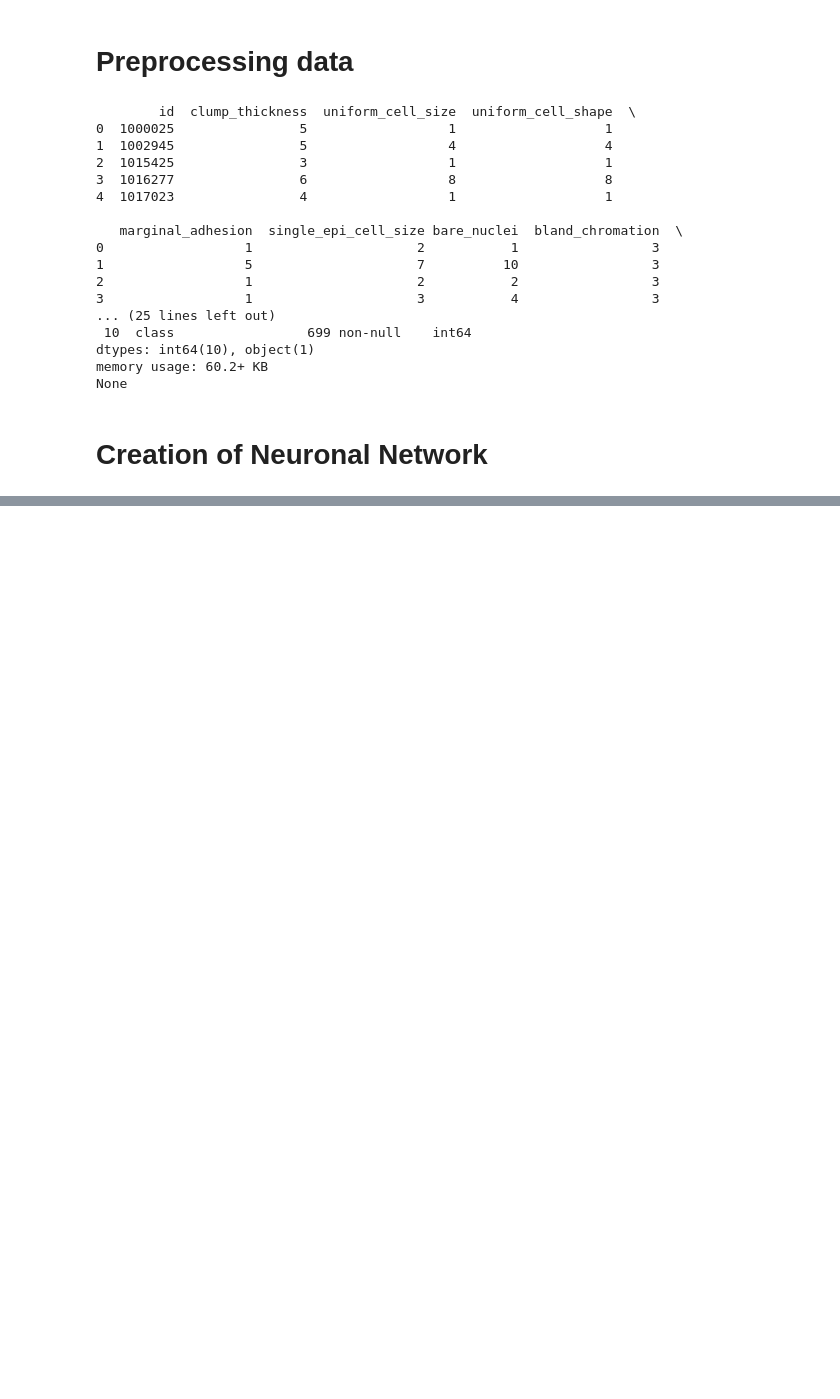
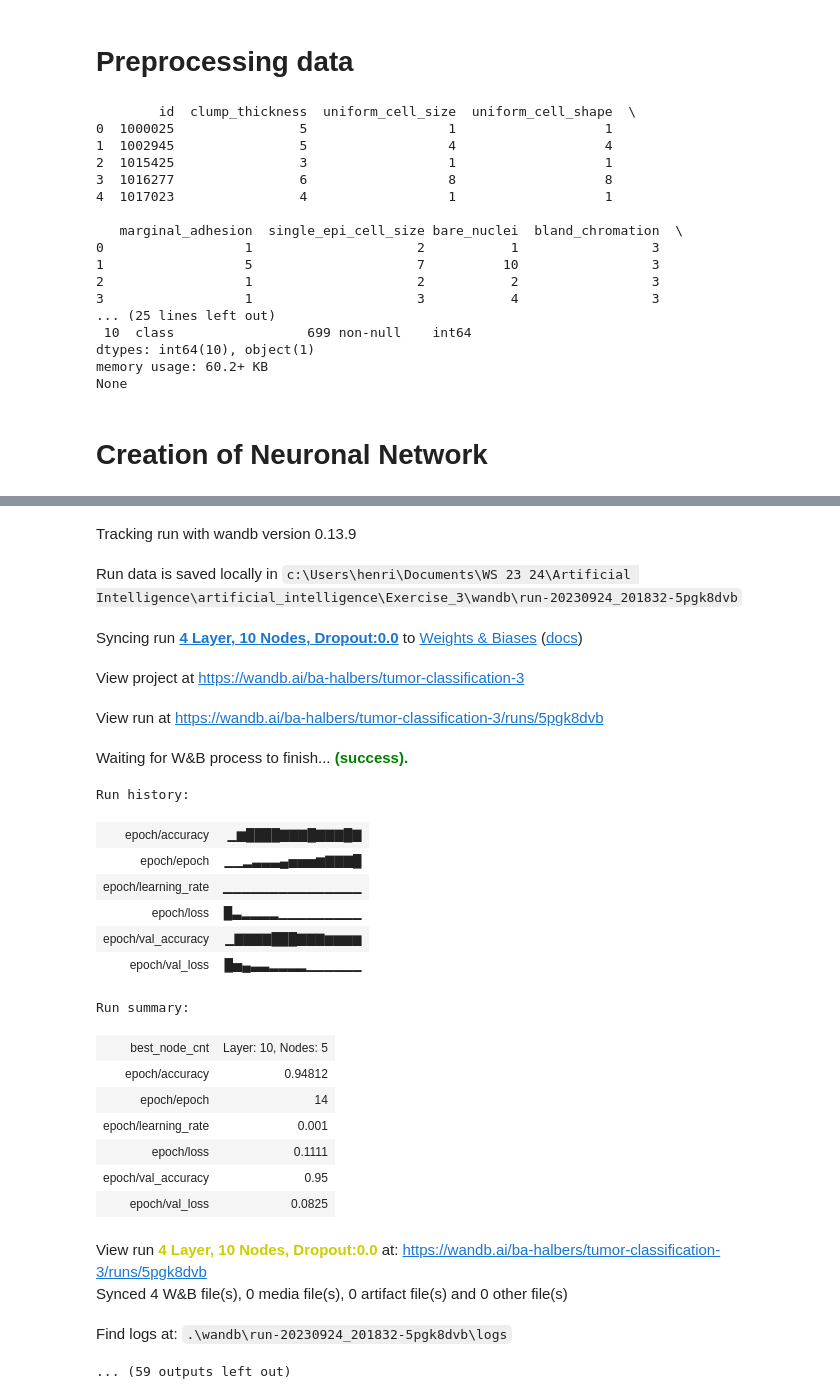
Before and after one commit to Henrik-Albers/artificial_intelligence, a Jupyter notebook: Exercise_3/tumor_classification.ipynb, the cells around one changed output, grey strips where cells are left out. Cells and saved outputs as stored; diff of their text form; code cells hidden in the pictures; blank space fills up the shorter version.

```diff
--- a/Exercise_3/tumor_classification.ipynb
+++ b/Exercise_3/tumor_classification.ipynb
@@ -201,0 +203,43 @@ for plot in plots:
+# %%
+for i in range(0, 41, 10):
+    dropout = i/100
+
+    wandb.init(project='tumor-classification-3', name=f"4 Layer, 10 Nodes, Dropout:{dropout}")
+    model = get_basic_model(count_nodes=10, count_layers=4, dropout=dropout)
+    model.fit(X_train, y_train, epochs=15, batch_size=16, verbose=0, validation_data=(X_test, y_test), callbacks=[WandbMetricsLogger()])
+    acc = model.get_metrics_result()["accuracy"]
+
+    wandb.run.summary["best_node_cnt"] = f"Layer: {layer}, Nodes: {node_counts[layer]}"
+    wandb.finish()
+    predictions = model.predict(X_test)
+    predictions = np.apply_along_axis(to_bool,axis=1, arr=predictions)
+    cm_ens = confusion_matrix(y_true=y_test, y_pred=predictions)
+    disp_ens = ConfusionMatrixDisplay(cm_ens)
+    disp_ens.plot()
+    disp_ens.ax_.set_title(f"Layer: {layer}, Node count: {node_counts[layer]}")
+# %% [output]
+Tracking run with wandb version 0.13.9
+Run data is saved locally in c:\Users\henri\Documents\WS 23 24\Artificial Intelligence\artificial_intelligence\Exercise_3\wandb\run-20230924_201832-5pgk8dvb
+Syncing run 4 Layer, 10 Nodes, Dropout:0.0 to Weights & Biases (docs)
+View project at https://wandb.ai/ba-halbers/tumor-classification-3
+View run at https://wandb.ai/ba-halbers/tumor-classification-3/runs/5pgk8dvb
+Waiting for W&B process to finish... (success).
+Run history:
+| epoch/accuracy | ▁▆████▇▇▇█▇▇▇█▇ |
+| epoch/epoch | ▁▁▂▃▃▃▄▅▅▅▆▇▇▇█ |
+| epoch/learning_rate | ▁▁▁▁▁▁▁▁▁▁▁▁▁▁▁ |
+| epoch/loss | █▃▂▂▂▂▁▁▁▁▁▁▁▁▁ |
+| epoch/val_accuracy | ▁▇▇▇▇███▇▇▇▆▆▆▆ |
+| epoch/val_loss | █▅▄▃▃▂▂▂▂▁▁▁▁▁▁ |
+Run summary:
+| best_node_cnt | Layer: 10, Nodes: 5 |
+| epoch/accuracy | 0.94812 |
+| epoch/epoch | 14 |
+| epoch/learning_rate | 0.001 |
+| epoch/loss | 0.1111 |
+| epoch/val_accuracy | 0.95 |
+| epoch/val_loss | 0.0825 |
+View run 4 Layer, 10 Nodes, Dropout:0.0 at: https://wandb.ai/ba-halbers/tumor-classification-3/runs/5pgk8dvb
+Synced 4 W&B file(s), 0 media file(s), 0 artifact file(s) and 0 other file(s)
+Find logs at: .\wandb\run-20230924_201832-5pgk8dvb\logs
+... (59 outputs left out)
```
Also changed, not shown: parts of 9 cells of this notebook, 6 other files.
